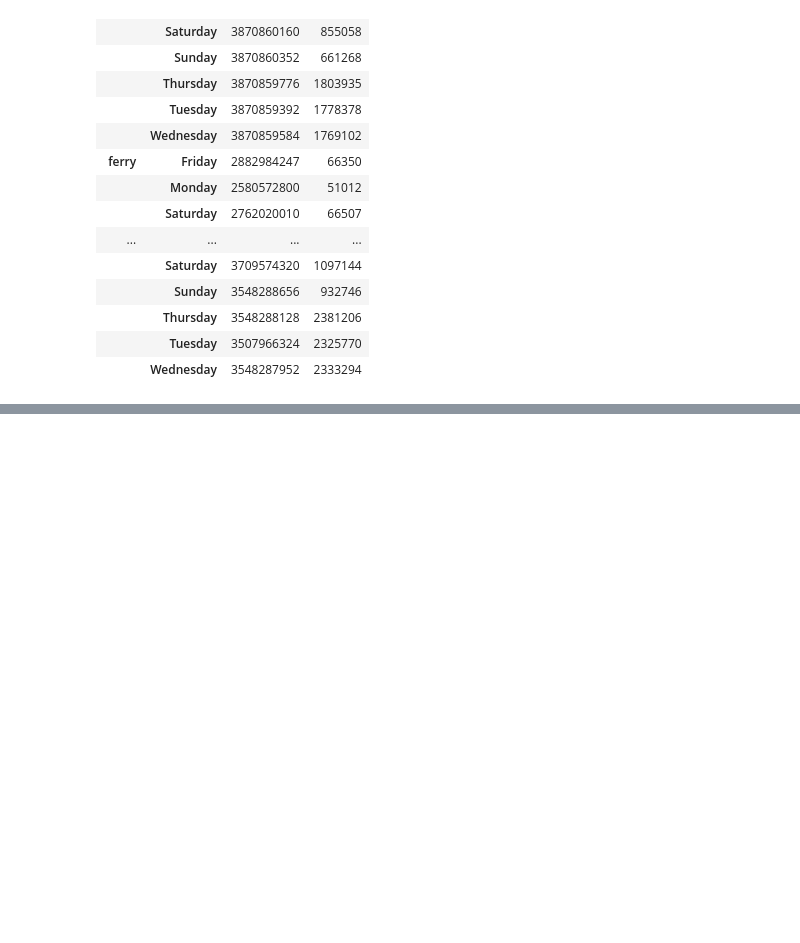
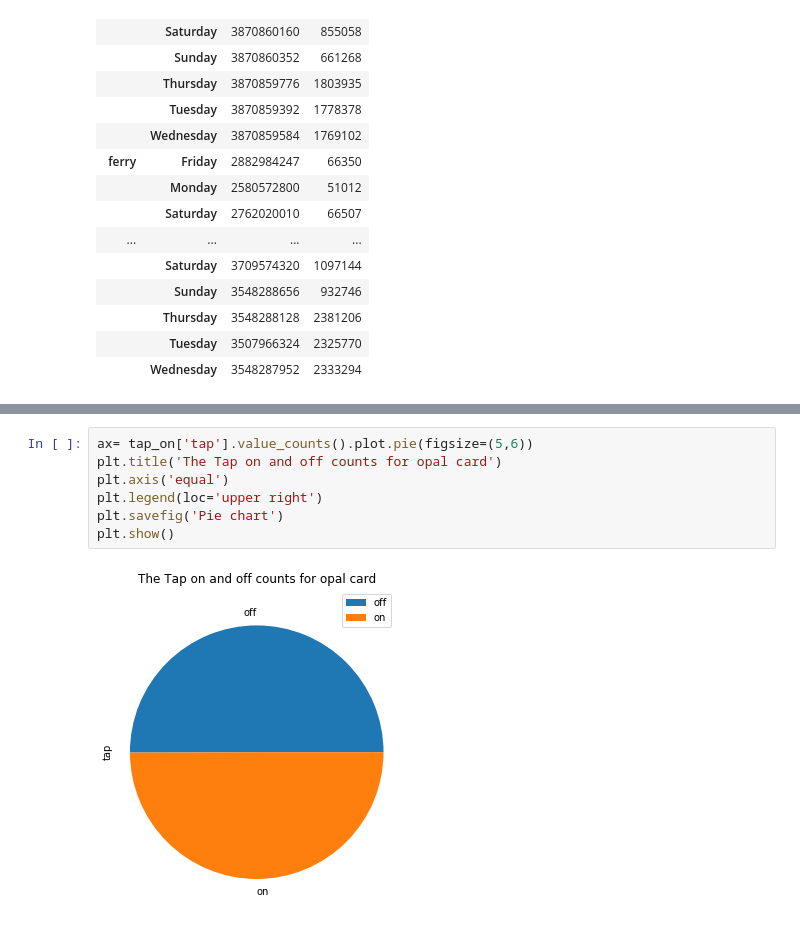
Before and after one commit to Annie677/Dataproject, a Jupyter notebook: The opal card tap on .ipynb, the cells around one changed output, grey strips where cells are left out. Drawn from its saved outputs; the diff is of its cells as text; blank space fills up the shorter version.

```diff
--- a/The opal card tap on .ipynb
+++ b/The opal card tap on .ipynb
@@ -183,0 +205,9 @@ AttributeError: 'DataFrame' object has no attribute 'DataFrame'
+# %%
+ax= tap_on['tap'].value_counts().plot.pie(figsize=(5,6))
+plt.title('The Tap on and off counts for opal card')
+plt.axis('equal')
+plt.legend(loc='upper right')
+plt.savefig('Pie chart')
+plt.show()
+# %% [output]
+[figure, added]
```
Also changed, not shown: parts of 62 cells of this notebook, 16 other files.
